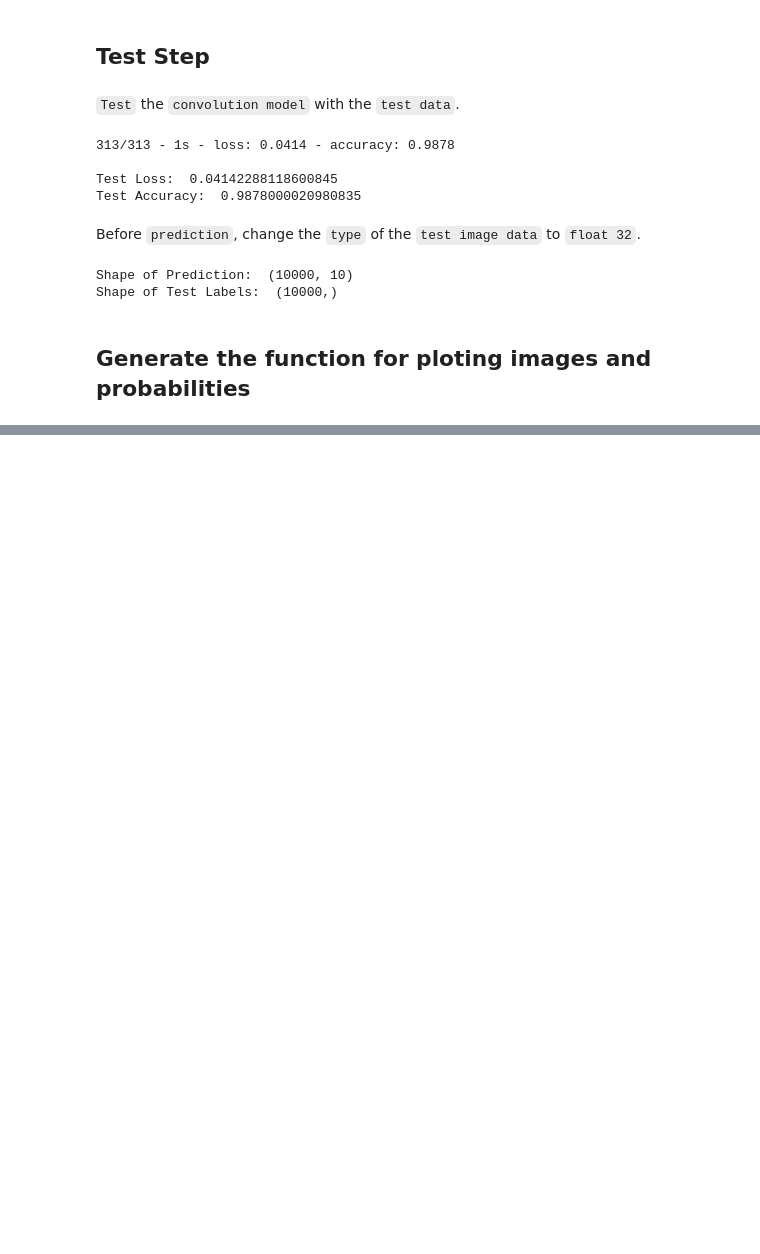
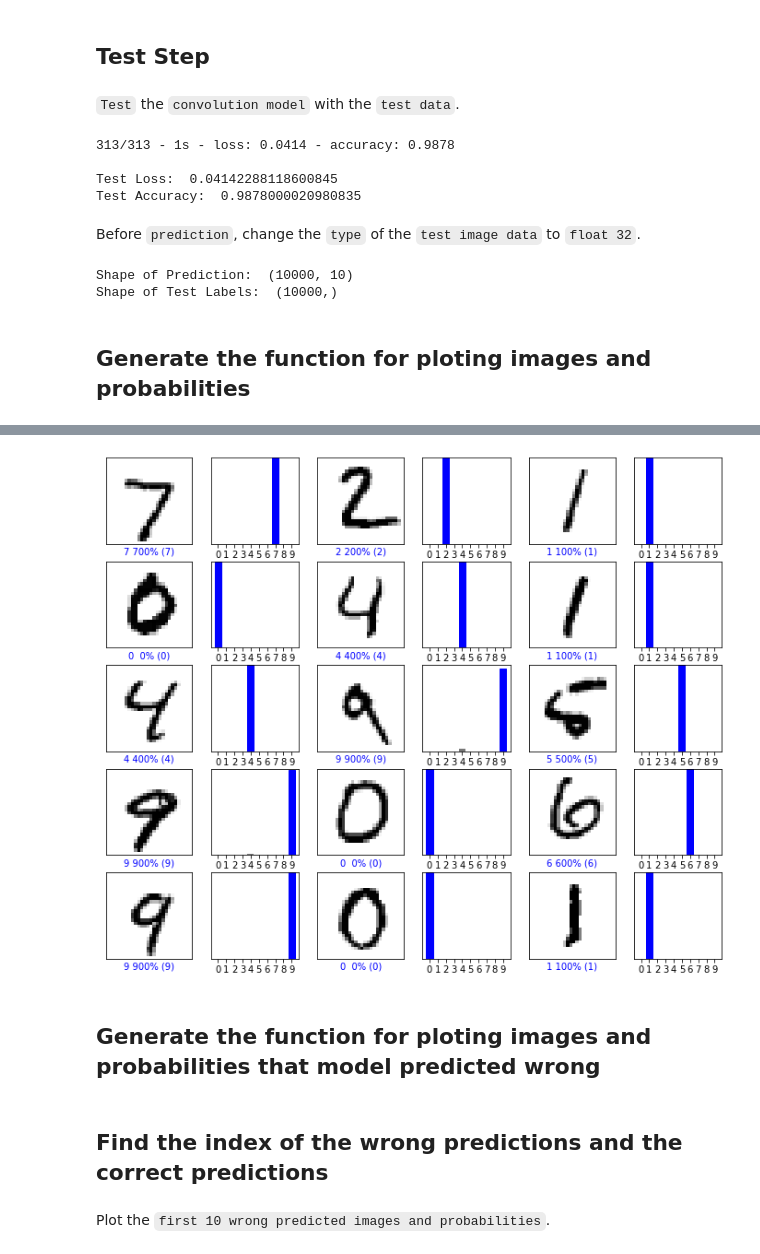
Before and after one commit to AllyHyeseongKim/CAU13601_Algorithms, a Jupyter notebook: assignment04/Tensorflow_mnist_example.ipynb, the cells around one changed output, grey strips where cells are left out. Drawn from its saved outputs; the diff is of its cells as text; code cells hidden in the pictures; blank space fills up the shorter version.

```diff
--- a/assignment04/Tensorflow_mnist_example.ipynb
+++ b/assignment04/Tensorflow_mnist_example.ipynb
@@ -261,0 +275,15 @@ def plot_value_array(i, predictions_array, true_label):
+# %%
+num_rows = 5
+num_cols = 3
+num_images = num_rows * num_cols
+plt.figure(figsize=(2 * 2 * num_cols, 2 * num_rows))
+for i in range(num_images):
+  plt.subplot(num_rows, 2 * num_cols, 2 * i + 1)
+  plot_image(i, pred, test_labels, test_images)
+  plt.subplot(num_rows, 2 * num_cols, 2 * i + 2)
+  plot_value_array(i, pred, test_labels)
+plt.show()
+# %% [output]
+[figure, added]
+# %% [markdown]
+## Generate the function for ploting images and probabilities that model predicted wrong
@@ -261,0 +312,4 @@ def plot_value_array(i, predictions_array, true_label):
+# %% [markdown]
+## Find the index of the wrong predictions and the correct predictions
+# %% [markdown]
+Plot the `first 10 wrong predicted images and probabilities`.
```
Also changed, not shown: parts of 5 cells of this notebook.
